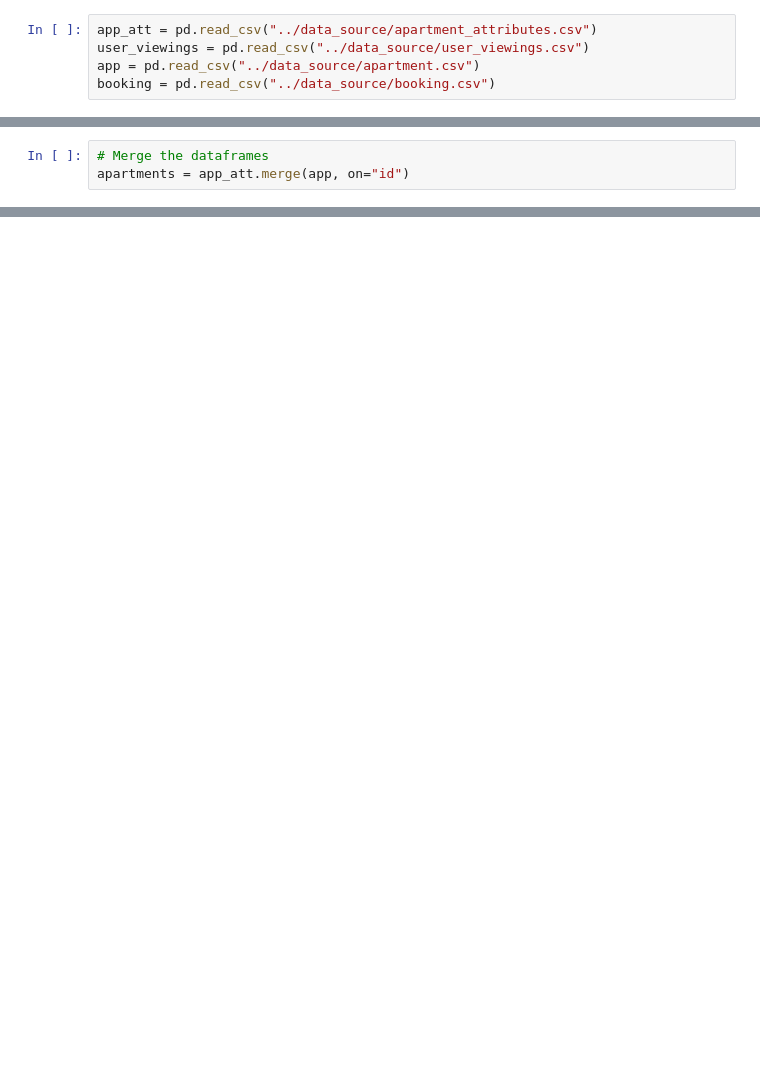
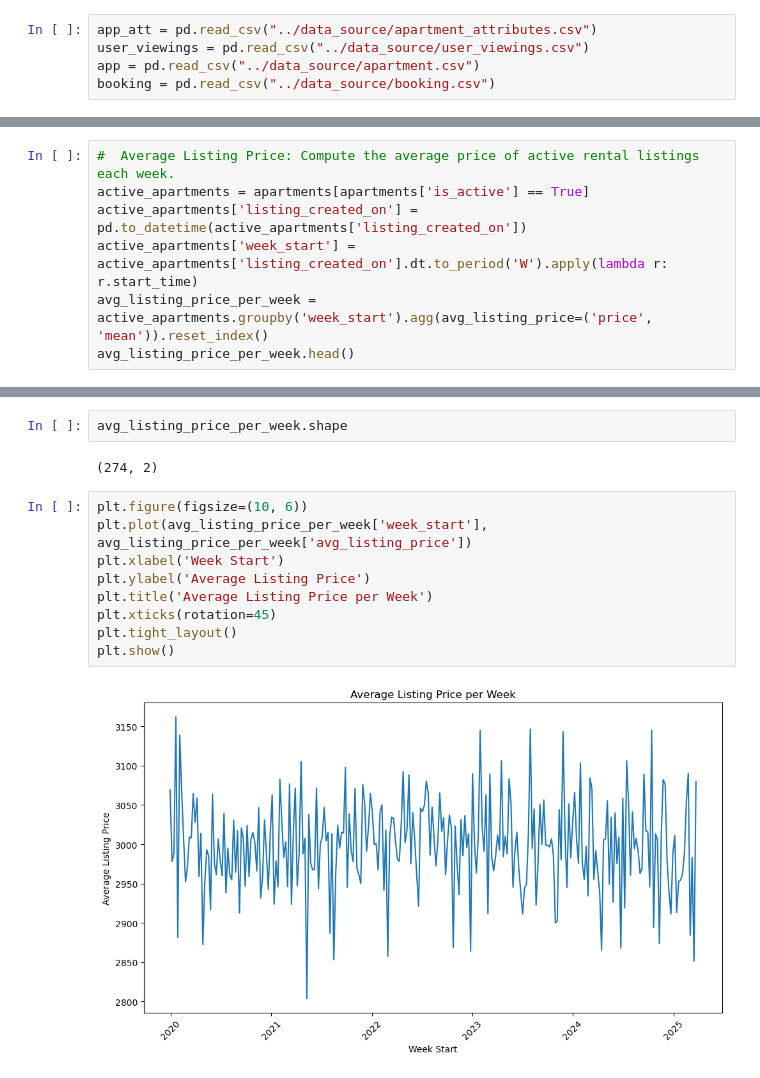
Before and after one commit to Amoako419/Rental_Marketplace, a Jupyter notebook: notebooks/kpis_pandas.ipynb, the cells around one changed output, grey strips where cells are left out. Cells and saved outputs as stored; diff of their text form; blank space fills up the shorter version.

```diff
--- a/notebooks/kpis_pandas.ipynb
+++ b/notebooks/kpis_pandas.ipynb
@@ -84,3 +39,0 @@ memory usage: 34.3+ MB
-# %%
-# Merge the dataframes
-apartments = app_att.merge(app, on="id")
@@ -177,0 +69,7 @@ dtype: int64
+# %%
+#  Average Listing Price: Compute the average price of active rental listings each week.
+active_apartments = apartments[apartments['is_active'] == True]
+active_apartments['listing_created_on'] = pd.to_datetime(active_apartments['listing_created_on'])
+active_apartments['week_start'] = active_apartments['listing_created_on'].dt.to_period('W').apply(lambda r: r.start_time)
+avg_listing_price_per_week = active_apartments.groupby('week_start').agg(avg_listing_price=('price', 'mean')).reset_index()
+avg_listing_price_per_week.head()
@@ -177,0 +93,15 @@ dtype: int64
+# %%
+avg_listing_price_per_week.shape
+# %% [output]
+(274, 2)
+# %%
+plt.figure(figsize=(10, 6))
+plt.plot(avg_listing_price_per_week['week_start'], avg_listing_price_per_week['avg_listing_price'])
+plt.xlabel('Week Start')
+plt.ylabel('Average Listing Price')
+plt.title('Average Listing Price per Week')
+plt.xticks(rotation=45)
+plt.tight_layout()
+plt.show()
+# %% [output]
+[figure, added]
```
Also changed, not shown: parts of 40 cells of this notebook.
